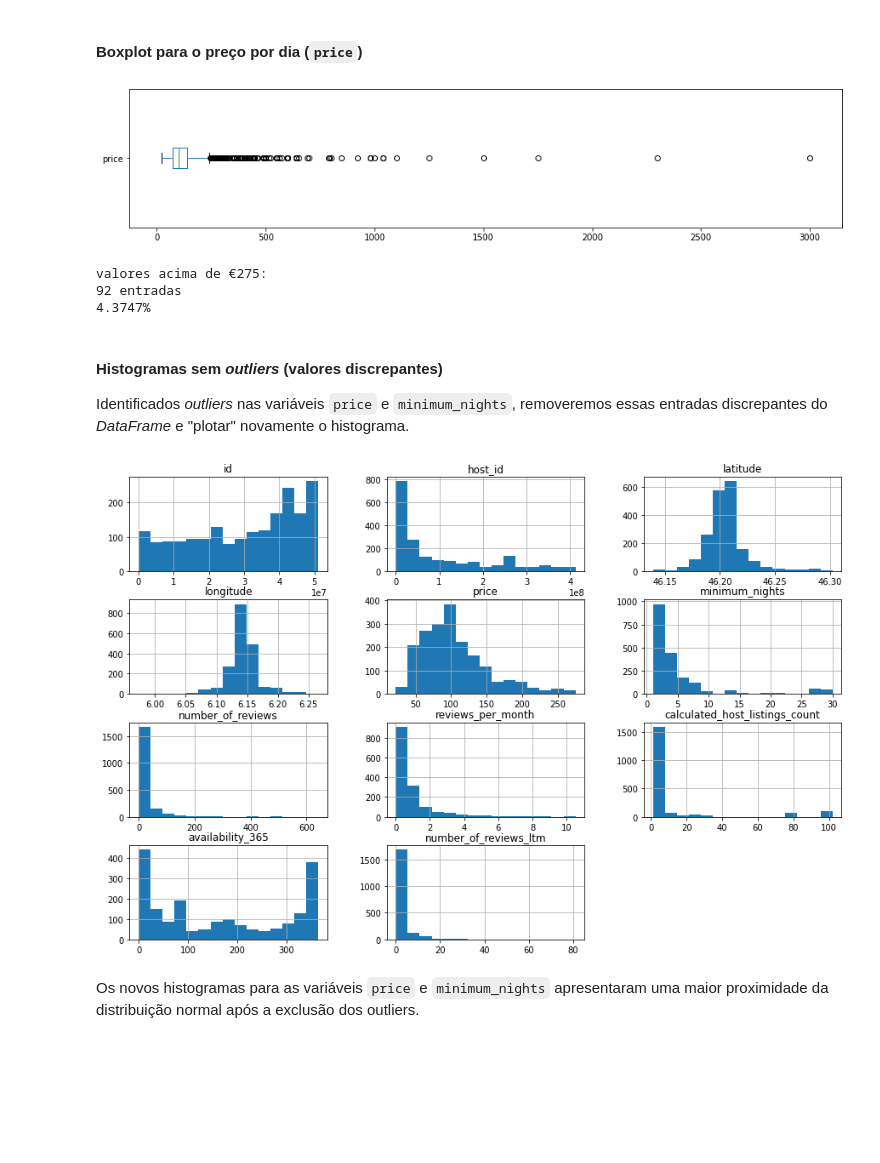
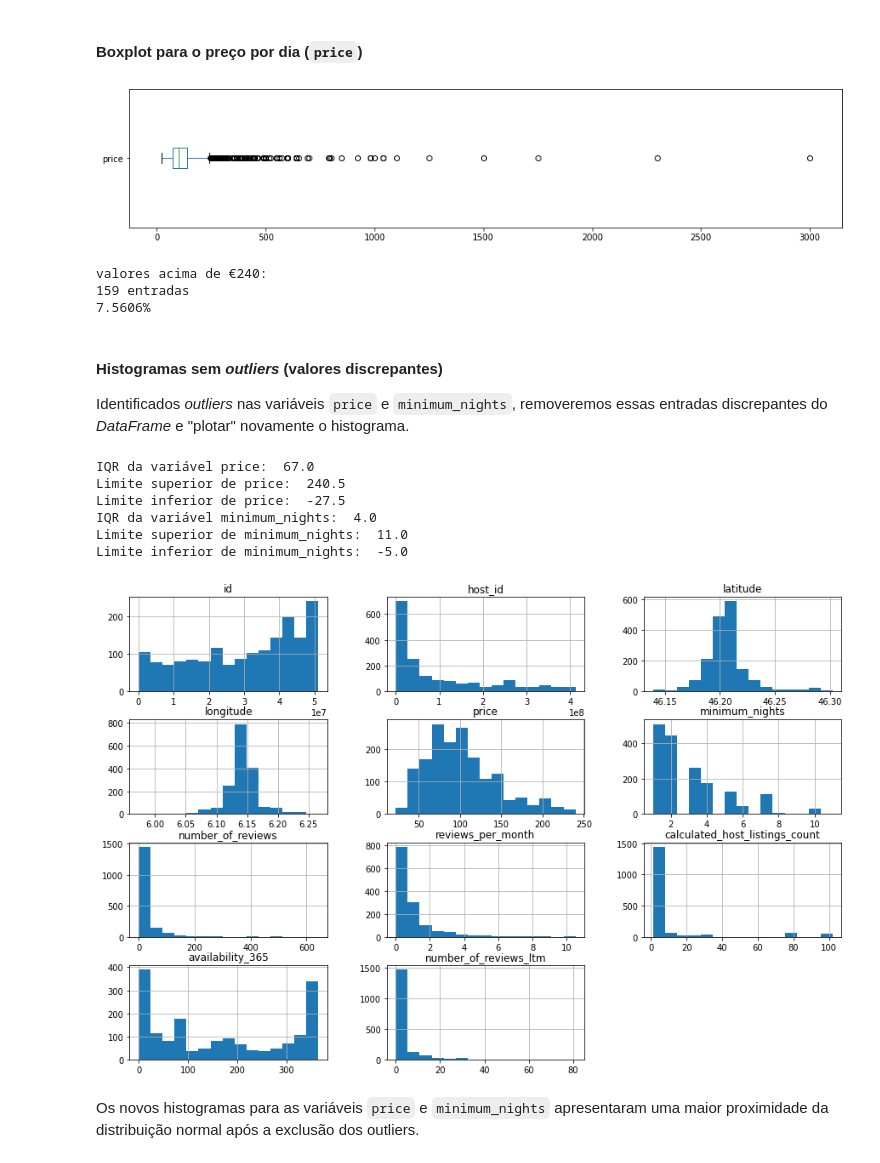
Before and after one commit to guilherme-beserra/portfolio, a Jupyter notebook: Analisando_os_Dados_do_Airbnb_de_Genebra.ipynb, the cells around one changed output. Cells and saved outputs as stored; diff of their text form; code cells hidden in the pictures; blank space fills up the shorter version.

```diff
--- a/Analisando_os_Dados_do_Airbnb_de_Genebra.ipynb
+++ b/Analisando_os_Dados_do_Airbnb_de_Genebra.ipynb
@@ -187,28 +192,64 @@ valores acima de 30 (noites):
 # %%
 df_genebra.price.plot(kind='box', vert=False, figsize=(15, 3))
 plt.show()
-#apresentando os valores acima de 275 euros (cerca de 2x vezes o preço médio)
-print("valores acima de €275: ")
-print("{} entradas".format(len(df_genebra[df_genebra.price > 300])))
-print("{:.4f}%".format((len(df_genebra[df_genebra.price > 300]) / df_genebra.shape[0]) * 100))
+#apresentando os valores acima de 240.5 euros
+print("valores acima de €240.5: ")
+print("{} entradas".format(len(df_genebra[df_genebra.price > 240.5])))
+print("{:.4f}%".format((len(df_genebra[df_genebra.price > 240.5]) / df_genebra.shape[0]) * 100))
 # %% [output]
 [figure]
-valores acima de €275:
-92 entradas
-4.3747%
+valores acima de €240:
+159 entradas
+7.5606%
 # %% [markdown]
 #### Histogramas sem *outliers* (valores discrepantes)
 
 Identificados *outliers* nas variáveis `price` e `minimum_nights`, removeremos essas entradas discrepantes do *DataFrame* e "plotar" novamente o histograma.
+# %%
+# identificando os outliers para a variável price
+q1_price = df_genebra.price.quantile(.25)
+q3_price = df_genebra.price.quantile(.75)
+IQR_price = q3_price - q1_price
+print('IQR da variável price: ', IQR_price)
+
+# definindo os limites
+sup_price = q3_price + 1.5 * IQR_price
+inf_price = q1_price - 1.5 * IQR_price
+
+print('Limite superior de price: ', sup_price)
+print('Limite inferior de price: ', inf_price)
+
+# identificando os outliers para a variável minimum_nights
+q1_minimum_nights = df_genebra.minimum_nights.quantile(.25)
+q3_minimum_nights = df_genebra.minimum_nights.quantile(.75)
+IQR_minimum_nights = q3_minimum_nights - q1_minimum_nights
+print('IQR da variável minimum_nights: ', IQR_minimum_nights)
+
+# definindo os limites
+sup_minimum_nights = q3_minimum_nights + 1.5 * IQR_minimum_nights
+inf_minimum_nights = q1_minimum_nights - 1.5 * IQR_minimum_nights
+
+print('Limite superior de minimum_nights: ', sup_minimum_nights)
+print('Limite inferior de minimum_nights: ', inf_minimum_nights)
+# %% [output]
+IQR da variável price:  67.0
+Limite superior de price:  240.5
+Limite inferior de price:  -27.5
+IQR da variável minimum_nights:  4.0
+Limite superior de minimum_nights:  11.0
+Limite inferior de minimum_nights:  -5.0
 # %%
 df_clean = df_genebra.copy()
 
+#apagando os ouliers
+df_clean.drop(labels=df_clean[df_clean.price > 240].index, inplace=True)
+df_clean.drop(df_clean[df_clean.price == 0.0].index, axis=0, inplace=True)
+df_clean.drop(labels=df_clean[df_clean.minimum_nights > 11].index, inplace=True)
 
-df_clean.drop(labels=df_clean[df_clean.price > 275].index, inplace=True)
-df_clean.drop(labels=df_clean[df_clean.minimum_nights > 30].index, inplace=True)
+#apresentando o novo gráfico sem os outliers
 df_clean.hist(bins=15, figsize=(15,10));
 # %% [output]
-[figure, old version]
+[figure, new version]
 # %% [markdown]
 Os novos histogramas para as variáveis `price` e `minimum_nights` apresentaram uma maior proximidade da distribuição normal após a exclusão dos outliers.
 # %% [markdown]
```
Also changed, not shown: parts of 15 cells of this notebook.
